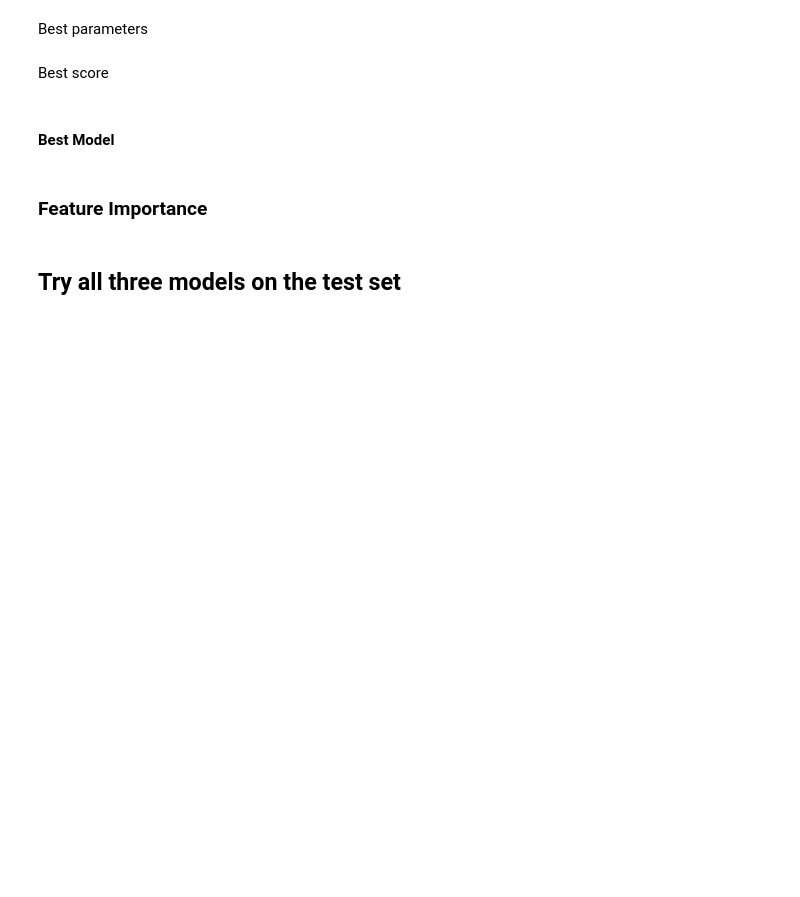
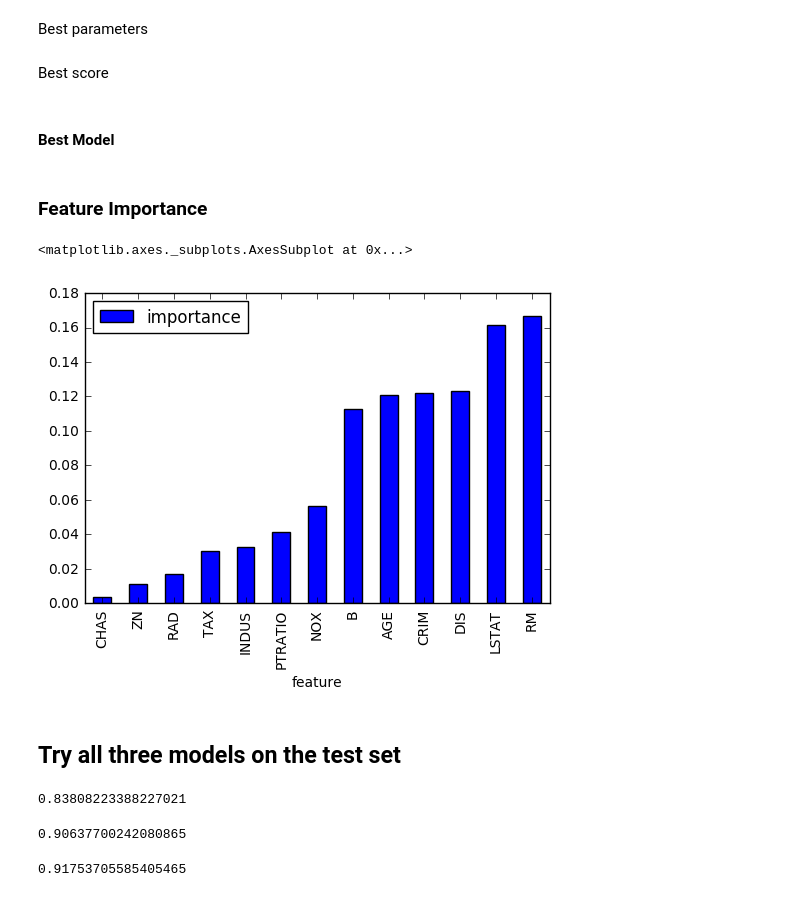
Before and after one commit to nwchen24/Machine_learning_coursework, a Jupyter notebook: Week4/tree_based.ipynb, the cells around one changed output. Drawn from its saved outputs; the diff is of its cells as text; code cells hidden in the pictures; blank space fills up the shorter version.

```diff
--- a/Week4/tree_based.ipynb
+++ b/Week4/tree_based.ipynb
@@ -188,3 +340,7 @@ plt.ylim([.2, 1])
 
 1. Use cross-validation to perform a grid search over GBDT parameters (you can choose any set of parameters)
 2. Build a GBDT model on all the data using the best set of parameters
+# %%
+gb = GradientBoostingRegressor(subsample=.7, max_depth=6, learning_rate = .05,
+                               n_estimators=500, max_features='auto')
+gb.fit(train_df[predictors], train_df[target])
@@ -196,5 +360,26 @@ Best score
 #### Best Model
 # %% [markdown]
 ### Feature Importance
+# %%
+import_df = pd.DataFrame({
+        'importance': gb.feature_importances_,
+        'feature': predictors
+        })
+import_df.sort('importance').plot(x='feature', kind='bar')
+# %% [output]
+<matplotlib.axes._subplots.AxesSubplot at 0x...>
+[figure, added]
 # %% [markdown]
 ## Try all three models on the test set
+# %%
+dt.score(test_df[predictors], test_df[target])
+# %% [output]
+0.83808223388227021
+# %%
+rf.score(test_df[predictors], test_df[target])
+# %% [output]
+0.90637700242080865
+# %%
+gb.score(test_df[predictors], test_df[target])
+# %% [output]
+0.91753705585405465
```
Also changed, not shown: parts of 29 cells of this notebook, 1 other file.
